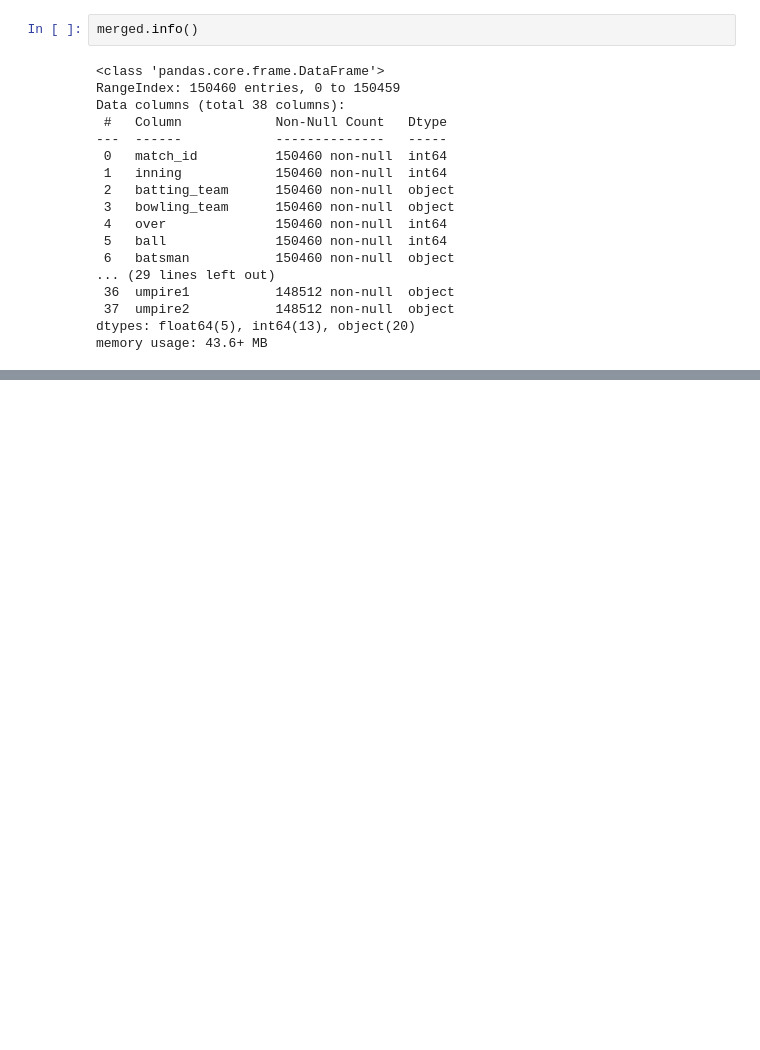
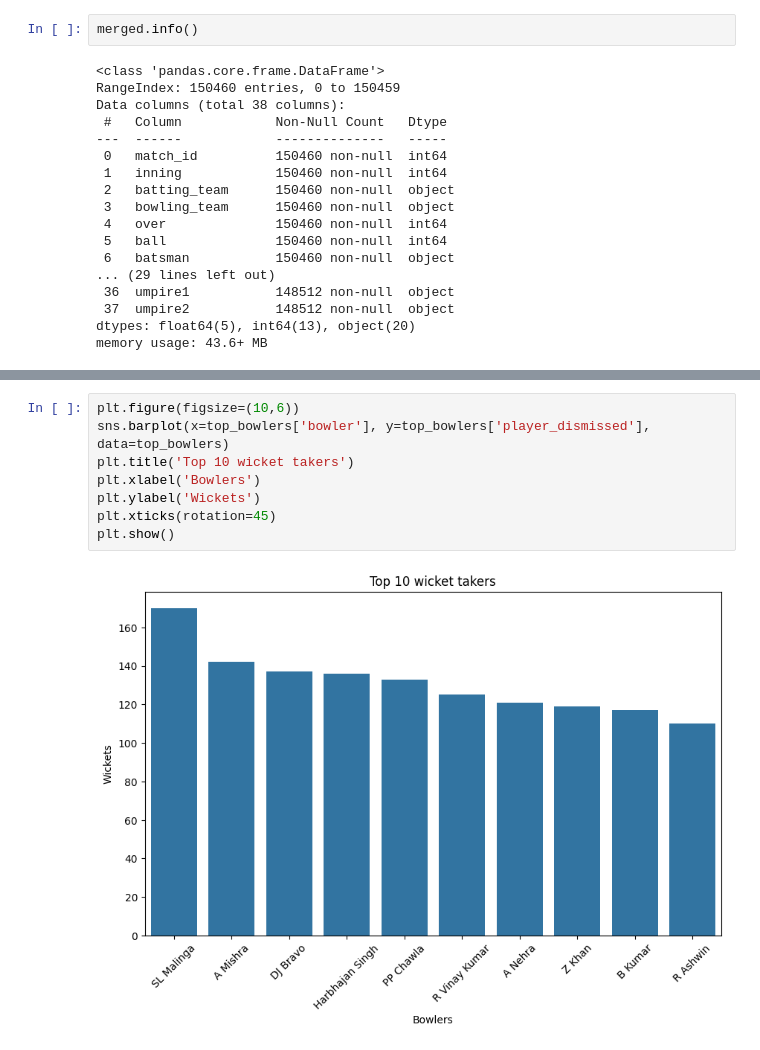
Before and after one commit to ajaykrixna/IPL_match-_analysis, a Jupyter notebook: IPL_analysis.ipynb, the cells around one changed output, grey strips where cells are left out. Cells and saved outputs as stored; diff of their text form; blank space fills up the shorter version.

```diff
--- a/IPL_analysis.ipynb
+++ b/IPL_analysis.ipynb
@@ -384,0 +399,10 @@ dtype: int64
+# %%
+plt.figure(figsize=(10,6))
+sns.barplot(x=top_bowlers['bowler'], y=top_bowlers['player_dismissed'], data=top_bowlers)
+plt.title('Top 10 wicket takers')
+plt.xlabel('Bowlers')
+plt.ylabel('Wickets')
+plt.xticks(rotation=45)
+plt.show()
+# %% [output]
+[figure, added]
```
Also changed, not shown: parts of 14 cells of this notebook.
